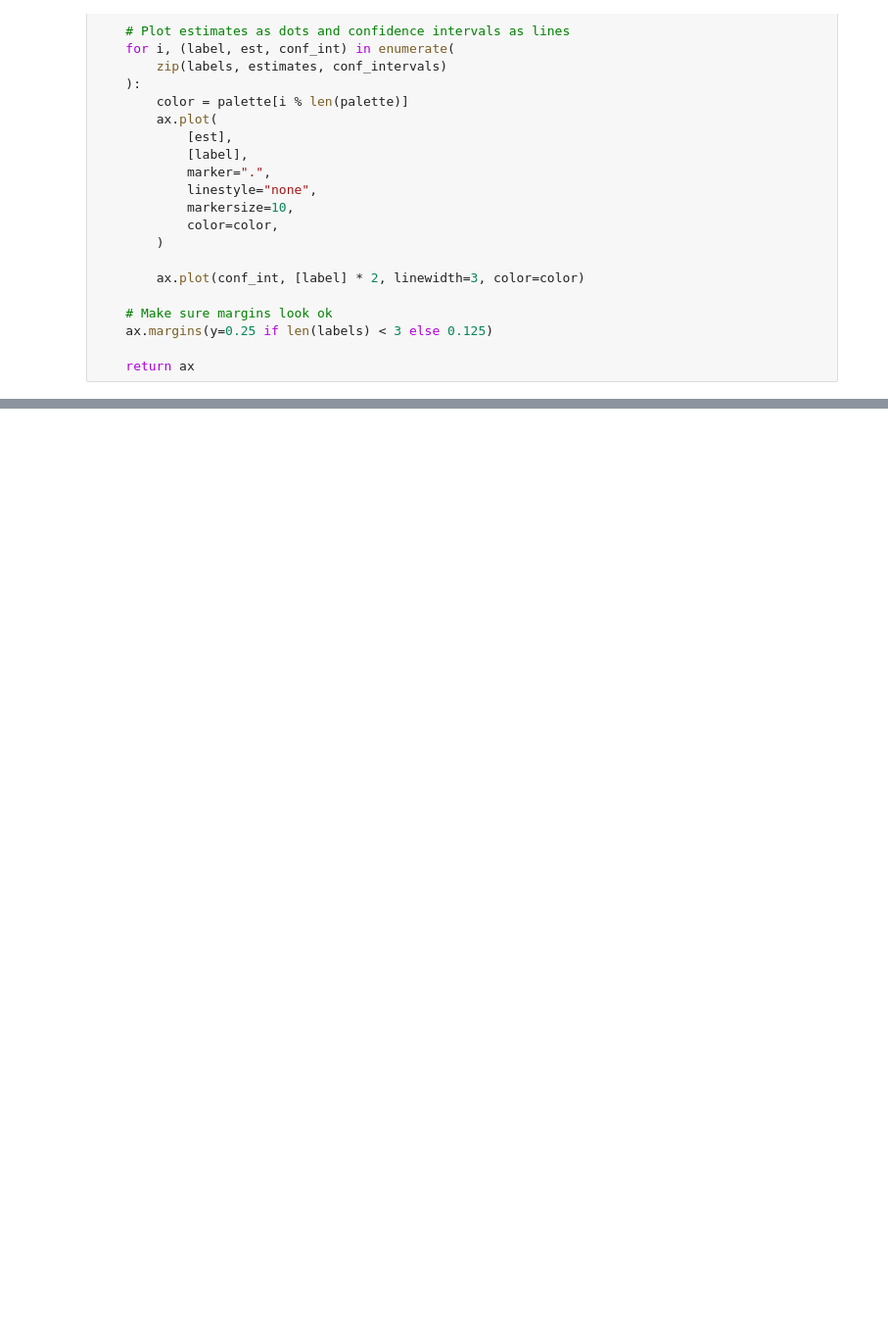
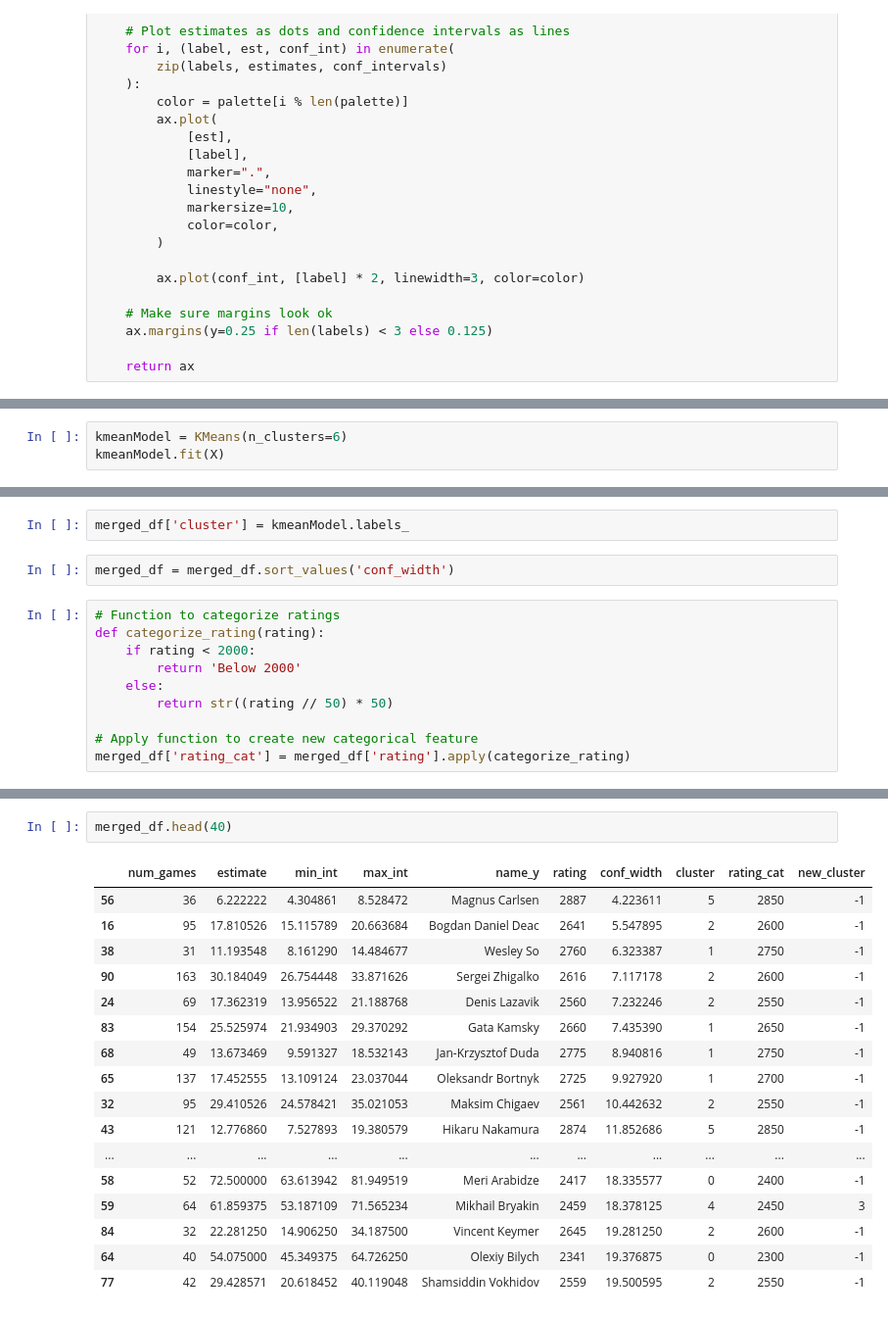
Before and after one commit to poloniki/titled_tuesday, a Jupyter notebook: player_analysis.ipynb, the cells around one changed output, grey strips where cells are left out. Shown at 98% size. Drawn from its saved outputs; the diff is of its cells as text; blank space fills up the shorter version.

```diff
--- a/player_analysis.ipynb
+++ b/player_analysis.ipynb
@@ -296,0 +417,3 @@ fig = plot_conf_ints(summaries)
+# %%
+kmeanModel = KMeans(n_clusters=6)
+kmeanModel.fit(X)
@@ -296,0 +423,14 @@ fig = plot_conf_ints(summaries)
+# %%
+merged_df['cluster'] = kmeanModel.labels_
+# %%
+merged_df = merged_df.sort_values('conf_width')
+# %%
+# Function to categorize ratings
+def categorize_rating(rating):
+    if rating < 2000:
+        return 'Below 2000'
+    else:
+        return str((rating // 50) * 50)
+
+# Apply function to create new categorical feature
+merged_df['rating_cat'] = merged_df['rating'].apply(categorize_rating)
@@ -296,0 +447,20 @@ fig = plot_conf_ints(summaries)
+# %%
+merged_df.head(40)
+# %% [output]
+|  | num_games | estimate | min_int | max_int | name_y | rating | conf_width | cluster | rating_cat | new_cluster |
+| 56 | 36 | 6.222222 | 4.304861 | 8.528472 | Magnus Carlsen | 2887 | 4.223611 | 5 | 2850 | -1 |
+| 16 | 95 | 17.810526 | 15.115789 | 20.663684 | Bogdan Daniel Deac | 2641 | 5.547895 | 2 | 2600 | -1 |
+| 38 | 31 | 11.193548 | 8.161290 | 14.484677 | Wesley So | 2760 | 6.323387 | 1 | 2750 | -1 |
+| 90 | 163 | 30.184049 | 26.754448 | 33.871626 | Sergei Zhigalko | 2616 | 7.117178 | 2 | 2600 | -1 |
+| 24 | 69 | 17.362319 | 13.956522 | 21.188768 | Denis Lazavik | 2560 | 7.232246 | 2 | 2550 | -1 |
+| 83 | 154 | 25.525974 | 21.934903 | 29.370292 | Gata Kamsky | 2660 | 7.435390 | 1 | 2650 | -1 |
+| 68 | 49 | 13.673469 | 9.591327 | 18.532143 | Jan-Krzysztof Duda | 2775 | 8.940816 | 1 | 2750 | -1 |
+| 65 | 137 | 17.452555 | 13.109124 | 23.037044 | Oleksandr Bortnyk | 2725 | 9.927920 | 1 | 2700 | -1 |
+| 32 | 95 | 29.410526 | 24.578421 | 35.021053 | Maksim Chigaev | 2561 | 10.442632 | 2 | 2550 | -1 |
+| 43 | 121 | 12.776860 | 7.527893 | 19.380579 | Hikaru Nakamura | 2874 | 11.852686 | 5 | 2850 | -1 |
+| ... | ... | ... | ... | ... | ... | ... | ... | ... | ... | ... |
+| 58 | 52 | 72.500000 | 63.613942 | 81.949519 | Meri Arabidze | 2417 | 18.335577 | 0 | 2400 | -1 |
+| 59 | 64 | 61.859375 | 53.187109 | 71.565234 | Mikhail Bryakin | 2459 | 18.378125 | 4 | 2450 | 3 |
+| 84 | 32 | 22.281250 | 14.906250 | 34.187500 | Vincent Keymer | 2645 | 19.281250 | 2 | 2600 | -1 |
+| 64 | 40 | 54.075000 | 45.349375 | 64.726250 | Olexiy Bilych | 2341 | 19.376875 | 0 | 2300 | -1 |
+| 77 | 42 | 29.428571 | 20.618452 | 40.119048 | Shamsiddin Vokhidov | 2559 | 19.500595 | 2 | 2550 | -1 |
```
Also changed, not shown: parts of 23 cells of this notebook, 1 other file.
